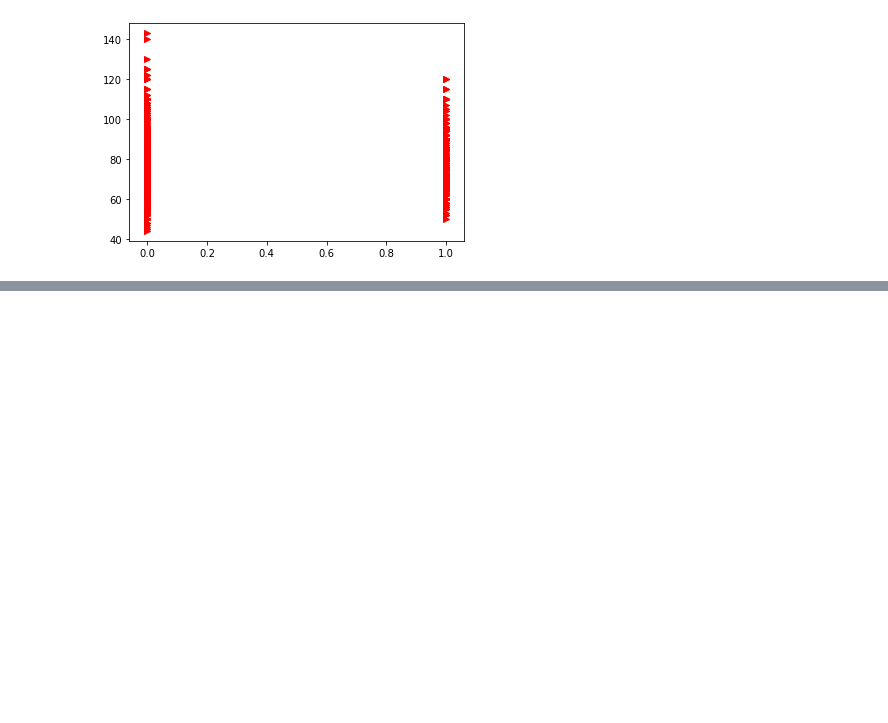
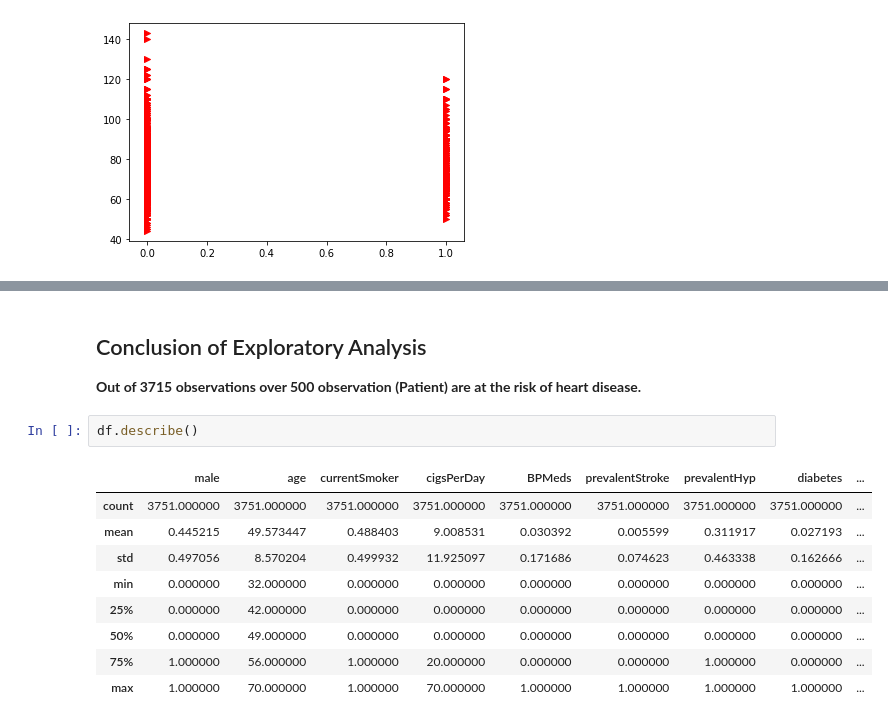
Before and after one commit to ruchi-032/heart_disease_prediction_LogisticRegression, a Jupyter notebook: Heart_disease_prediction_LogisticRegression.ipynb, the cells around one changed output, grey strips where cells are left out. Drawn from its saved outputs; the diff is of its cells as text; blank space fills up the shorter version.

```diff
--- a/Heart_disease_prediction_LogisticRegression.ipynb
+++ b/Heart_disease_prediction_LogisticRegression.ipynb
@@ -78,0 +107,15 @@ sns.pairplot(df)
+# %% [markdown]
+## Conclusion of Exploratory Analysis
+ <b> Out of 3715 observations over 500 observation (Patient) are at the risk of heart disease. </b>
+# %%
+df.describe()
+# %% [output]
+|  | male | age | currentSmoker | cigsPerDay | BPMeds | prevalentStroke | prevalentHyp | diabetes | ... |
+| count | 3751.000000 | 3751.000000 | 3751.000000 | 3751.000000 | 3751.000000 | 3751.000000 | 3751.000000 | 3751.000000 | ... |
+| mean | 0.445215 | 49.573447 | 0.488403 | 9.008531 | 0.030392 | 0.005599 | 0.311917 | 0.027193 | ... |
+| std | 0.497056 | 8.570204 | 0.499932 | 11.925097 | 0.171686 | 0.074623 | 0.463338 | 0.162666 | ... |
+| min | 0.000000 | 32.000000 | 0.000000 | 0.000000 | 0.000000 | 0.000000 | 0.000000 | 0.000000 | ... |
+| 25% | 0.000000 | 42.000000 | 0.000000 | 0.000000 | 0.000000 | 0.000000 | 0.000000 | 0.000000 | ... |
+| 50% | 0.000000 | 49.000000 | 0.000000 | 0.000000 | 0.000000 | 0.000000 | 0.000000 | 0.000000 | ... |
+| 75% | 1.000000 | 56.000000 | 1.000000 | 20.000000 | 0.000000 | 0.000000 | 1.000000 | 0.000000 | ... |
+| max | 1.000000 | 70.000000 | 1.000000 | 70.000000 | 1.000000 | 1.000000 | 1.000000 | 1.000000 | ... |
```
Also changed, not shown: parts of 18 cells of this notebook.
